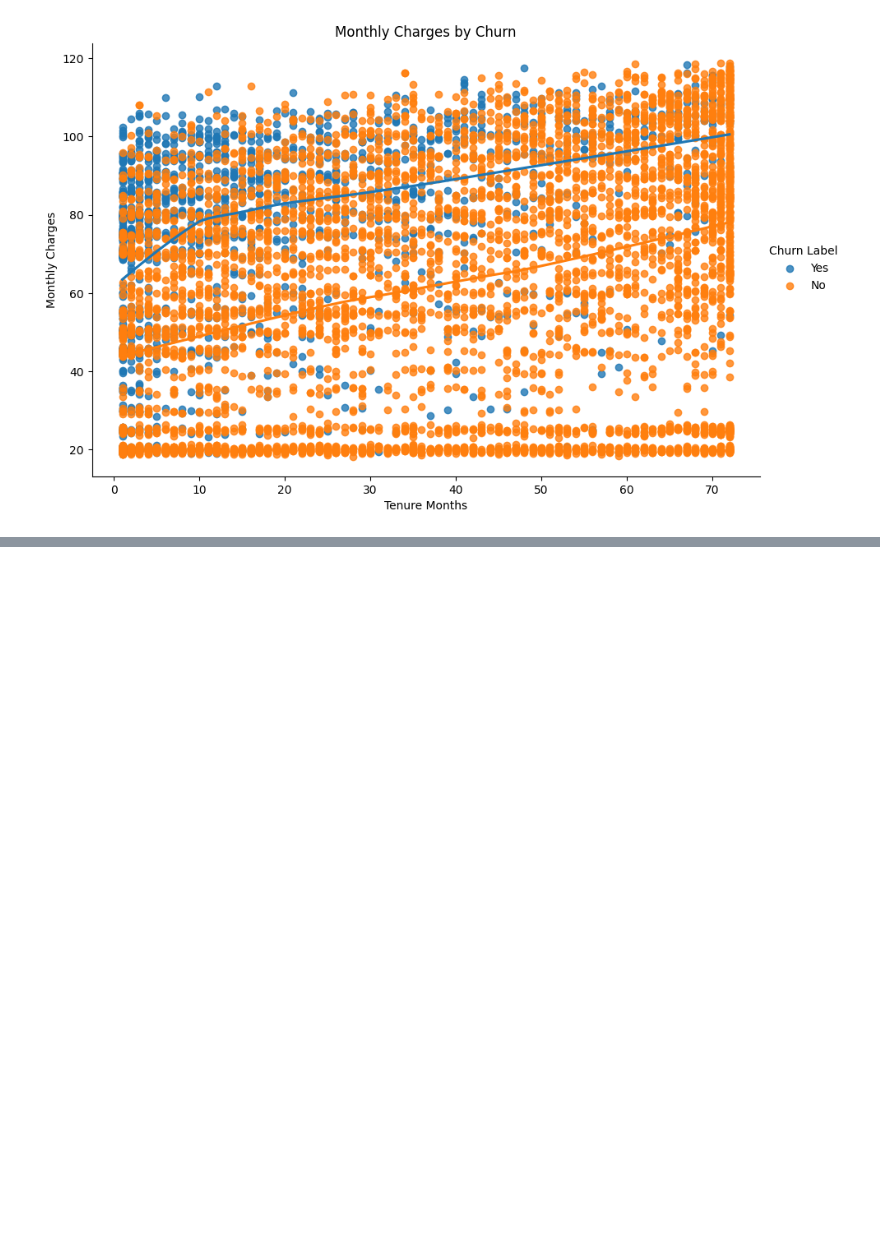
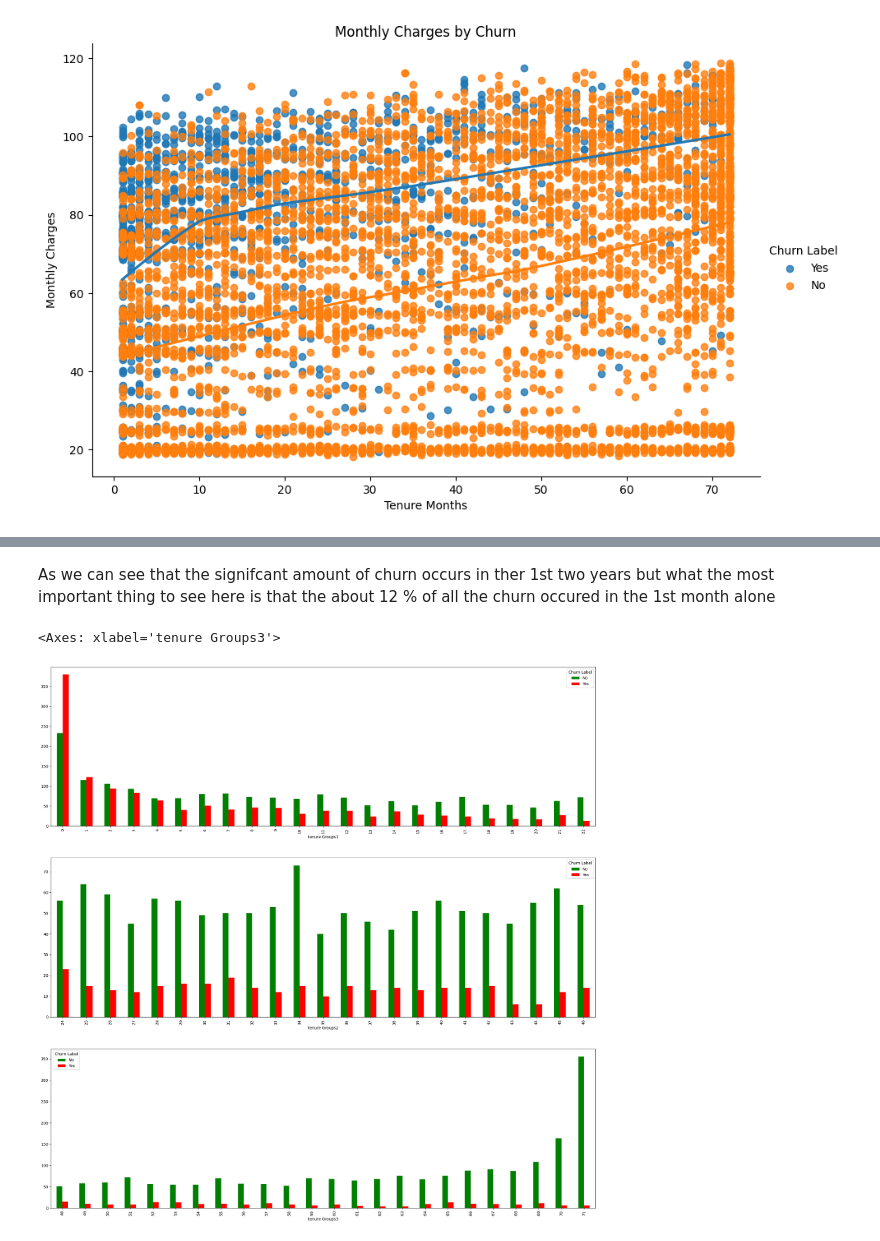
Before and after one commit to Zia-Ul-Hasan/Churn-Prediction-IBM-telco, a Jupyter notebook: EDA_Churn.ipynb, the cells around one changed output, grey strips where cells are left out. Saved outputs shown, nothing was run; the diff lists cells and outputs as text; code cells hidden in the pictures; blank space fills up the shorter version.

```diff
--- a/EDA_Churn.ipynb
+++ b/EDA_Churn.ipynb
@@ -129,0 +198,18 @@ plt.show()
+# %% [markdown]
+As we can see that the signifcant amount of churn occurs in ther 1st two years but what the most important thing to see here is that the  about 12 % of all the churn occured in the 1st month alone
+# %%
+fig,axes= plt.subplots(3,1,figsize=(25,25))
+df['tenure Groups1']=pd.cut(df['Tenure Months'],bins=range(0,24,1),labels=range(0,23,1))
+df['tenure Groups2']=pd.cut(df['Tenure Months'],bins=range(24,48,1),labels=range(24,47,1))
+df['tenure Groups3']=pd.cut(df['Tenure Months'],bins=range(48,74,1),labels=range(48,73,1))
+
+churn_by_tenure=pd.crosstab(df['tenure Groups1'],df['Churn Label'])
+churn_by_tenure.plot(kind='bar',stacked=False,color=['green','red'],ax=axes[0])
+churn_by_tenure2=pd.crosstab(df['tenure Groups2'],df['Churn Label'])
+churn_by_tenure2.plot(kind='bar',stacked=False,color=['green','red'],ax=axes[1])
+
+churn_by_tenure3=pd.crosstab(df['tenure Groups3'],df['Churn Label'])
+churn_by_tenure3.plot(kind='bar',stacked=False,color=['green','red'],ax=axes[2])
+# %% [output]
+<Axes: xlabel='tenure Groups3'>
+[figure, added]
```
Also changed, not shown: parts of 8 cells of this notebook.
